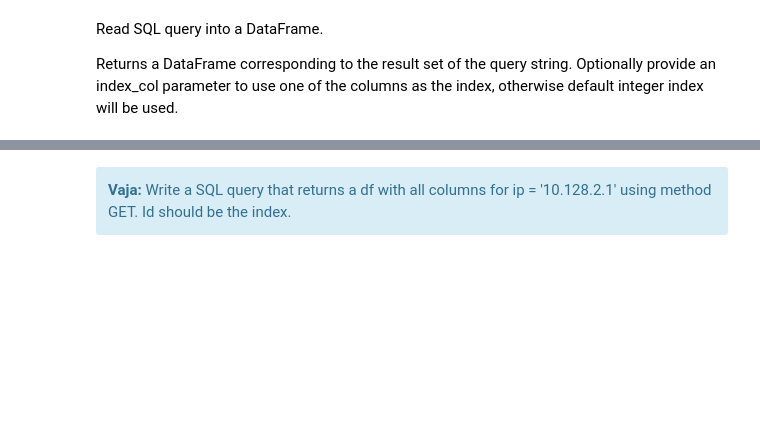
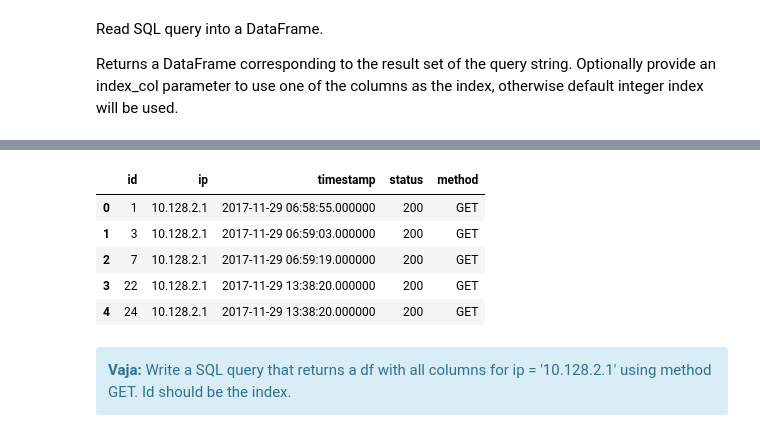
Before and after one commit to unikaten/python-analitika-2, a Jupyter notebook: Del_04_Delo_s_podatkovnimi_bazami_in_SQL/04_Delo_s_podatkovnimi_bazami_in_SQL_CLEAN.ipynb, the cells around one changed output, grey strips where cells are left out. Saved outputs shown, nothing was run; the diff lists cells and outputs as text; code cells hidden in the pictures; blank space fills up the shorter version.

```diff
--- a/Del_04_Delo_s_podatkovnimi_bazami_in_SQL/04_Delo_s_podatkovnimi_bazami_in_SQL_CLEAN.ipynb
+++ b/Del_04_Delo_s_podatkovnimi_bazami_in_SQL/04_Delo_s_podatkovnimi_bazami_in_SQL_CLEAN.ipynb
@@ -516,3 +664,13 @@ query ="SELECT ip, status FROM weblog WHERE status = 302;"
+# %%
+query = "SELECT * FROM weblog WHERE ip='10.128.2.1' AND method='GET'"
+pd.read_sql_query(query, eng).head()
+# %% [output]
+|  | id | ip | timestamp | status | method |
+| 0 | 1 | 10.128.2.1 | 2017-11-29 06:58:55.000000 | 200 | GET |
+| 1 | 3 | 10.128.2.1 | 2017-11-29 06:59:03.000000 | 200 | GET |
+| 2 | 7 | 10.128.2.1 | 2017-11-29 06:59:19.000000 | 200 | GET |
+| 3 | 22 | 10.128.2.1 | 2017-11-29 13:38:20.000000 | 200 | GET |
+| 4 | 24 | 10.128.2.1 | 2017-11-29 13:38:20.000000 | 200 | GET |
 # %% [markdown]
 <div class="alert alert-block alert-info">
 <b>Vaja: </b> Write a SQL query that returns a df with all columns for ip = '10.128.2.1' using method GET. Id should be the index.
```
Also changed, not shown: parts of 48 cells of this notebook.
